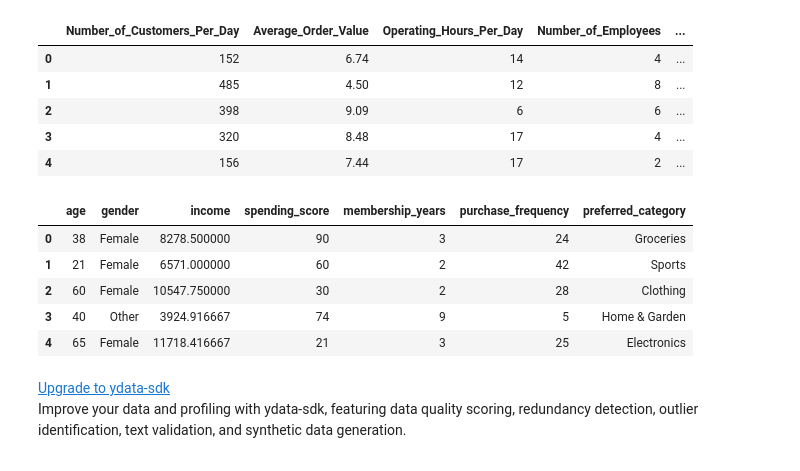
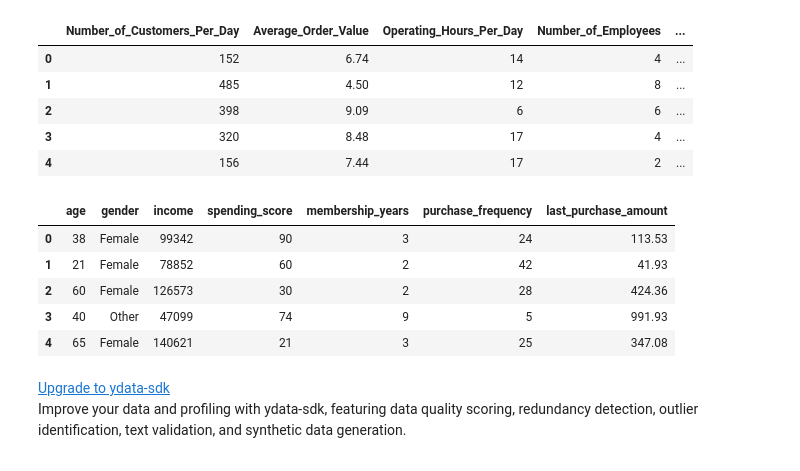
Before and after one commit to jae1721/bp2_final_exam, a Jupyter notebook: MachineLearning_coffee.ipynb, the cells around one changed output. Drawn from its saved outputs; the diff is of its cells as text; code cells hidden in the pictures.

```diff
--- a/MachineLearning_coffee.ipynb
+++ b/MachineLearning_coffee.ipynb
@@ -1,33 +1,31 @@
 # %%
 import pandas as pd
 
 #데이터 로드
 file_path = './coffee_shop_revenue.csv'
 file_path2 = './customer_segmentation_data.csv'
 data = pd.read_csv(file_path)
 data2 = pd.read_csv(file_path2)
 
 #데이터 전처리
-data2_pre = data2.drop(['id','last_purchase_amount'],axis=1)
-data2_pre['income'] = data2_pre['income'] / 12
-
+data2_pre = data2.drop(['id','preferred_category'],axis=1)
 
 #데이터 출력
 display(data.head())
 display(data2_pre.head())
 # %% [output]
 |  | Number_of_Customers_Per_Day | Average_Order_Value | Operating_Hours_Per_Day | Number_of_Employees | ... |
 | 0 | 152 | 6.74 | 14 | 4 | ... |
 | 1 | 485 | 4.50 | 12 | 8 | ... |
 | 2 | 398 | 9.09 | 6 | 6 | ... |
 | 3 | 320 | 8.48 | 17 | 4 | ... |
 | 4 | 156 | 7.44 | 17 | 2 | ... |
-|  | age | gender | income | spending_score | membership_years | purchase_frequency | preferred_category |
-| 0 | 38 | Female | 8278.500000 | 90 | 3 | 24 | Groceries |
-| 1 | 21 | Female | 6571.000000 | 60 | 2 | 42 | Sports |
-| 2 | 60 | Female | 10547.750000 | 30 | 2 | 28 | Clothing |
-| 3 | 40 | Other | 3924.916667 | 74 | 9 | 5 | Home & Garden |
-| 4 | 65 | Female | 11718.416667 | 21 | 3 | 25 | Electronics |
+|  | age | gender | income | spending_score | membership_years | purchase_frequency | last_purchase_amount |
+| 0 | 38 | Female | 99342 | 90 | 3 | 24 | 113.53 |
+| 1 | 21 | Female | 78852 | 60 | 2 | 42 | 41.93 |
+| 2 | 60 | Female | 126573 | 30 | 2 | 28 | 424.36 |
+| 3 | 40 | Other | 47099 | 74 | 9 | 5 | 991.93 |
+| 4 | 65 | Female | 140621 | 21 | 3 | 25 | 347.08 |
 # %%
 #카페 매출정보====================================================================
 # %%
```
Also changed, not shown: parts of 7 cells of this notebook.
